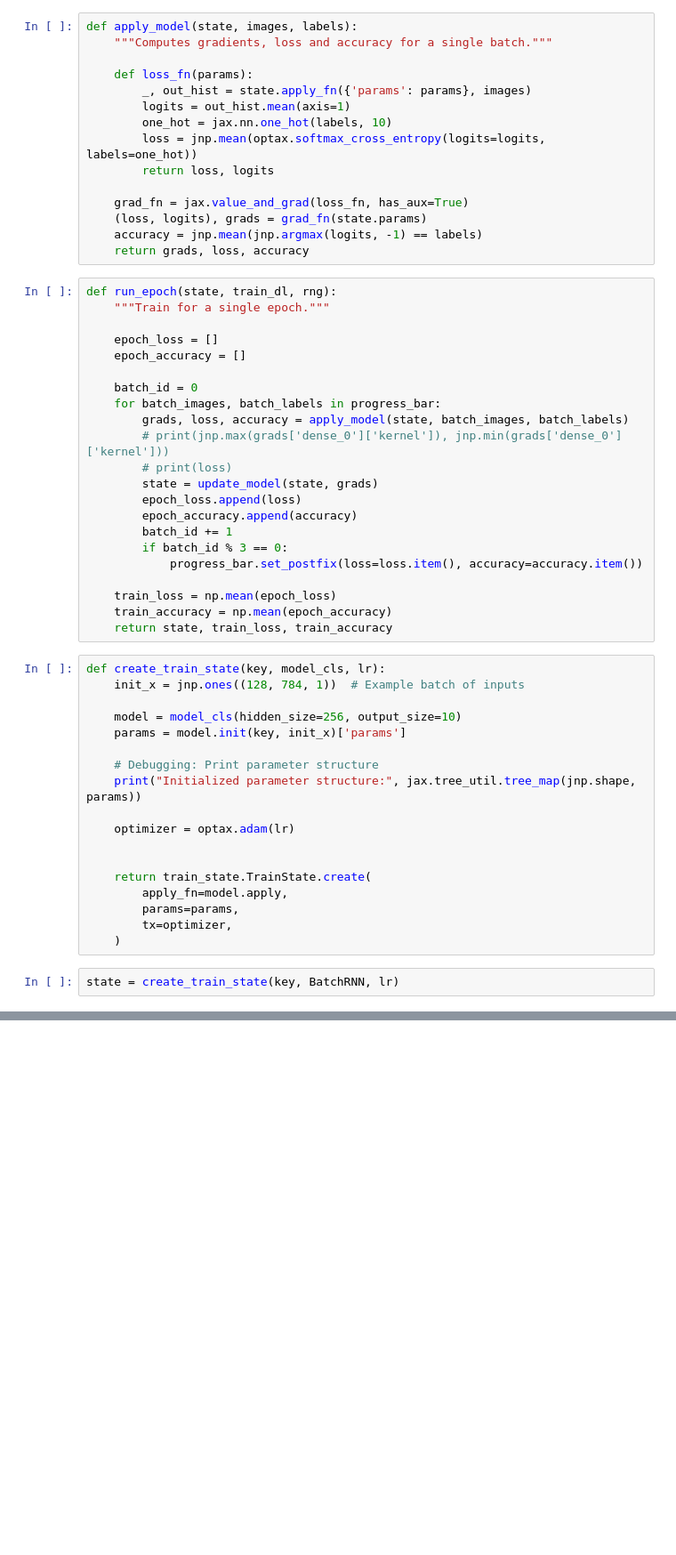
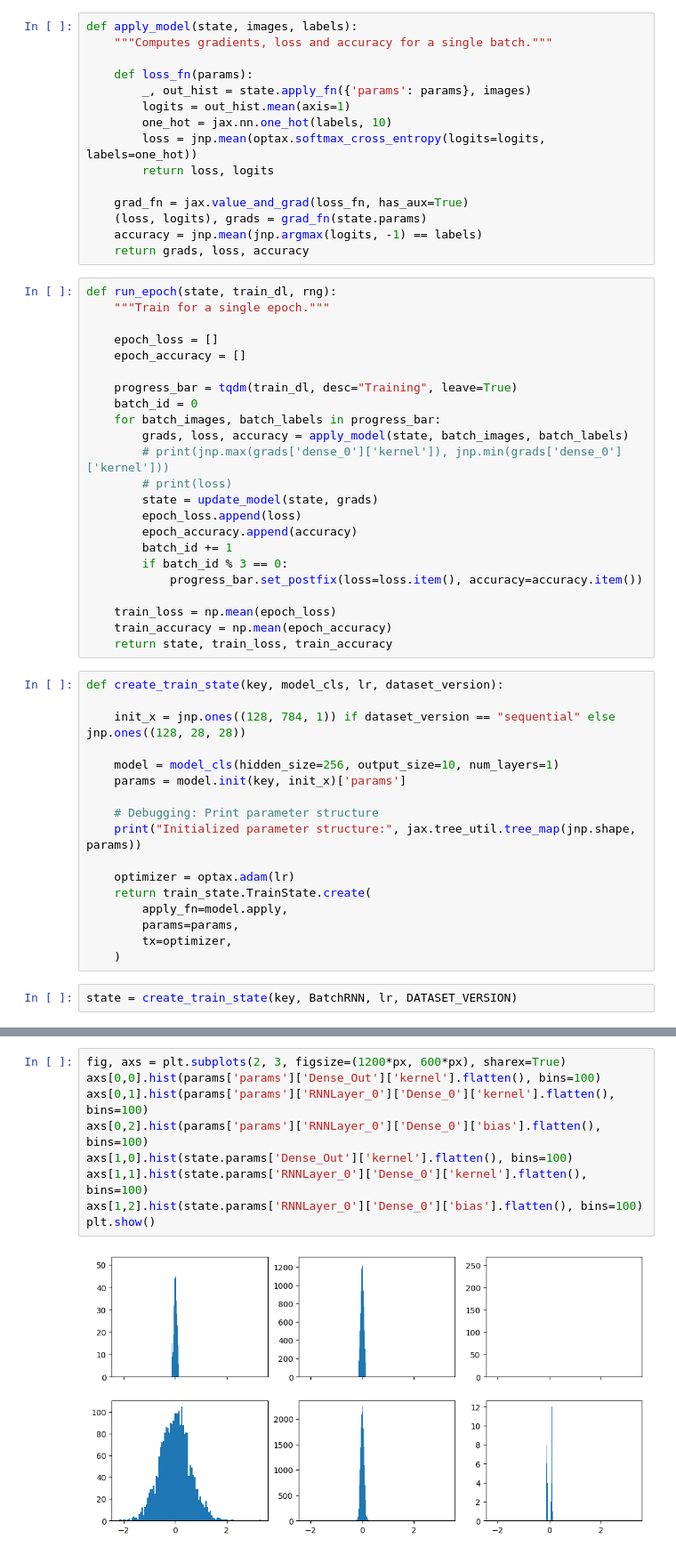
Before and after one commit to TristanTorchet/LearningJAX, a Jupyter notebook: Flax/flax1d_SRN.ipynb, the cells around one changed output, grey strips where cells are left out. Shown at 89% size. Saved outputs shown, nothing was run; the diff lists cells and outputs as text; blank space fills up the shorter version.

```diff
--- a/Flax/flax1d_SRN.ipynb
+++ b/Flax/flax1d_SRN.ipynb
@@ -225,6 +169,7 @@ def run_epoch(state, train_dl, rng):
     epoch_loss = []
     epoch_accuracy = []
 
+    progress_bar = tqdm(train_dl, desc="Training", leave=True)
     batch_id = 0
     for batch_images, batch_labels in progress_bar:
         grads, loss, accuracy = apply_model(state, batch_images, batch_labels)
@@ -241,23 +186,22 @@ def run_epoch(state, train_dl, rng):
     train_accuracy = np.mean(epoch_accuracy)
     return state, train_loss, train_accuracy
 # %%
-def create_train_state(key, model_cls, lr):
-    init_x = jnp.ones((128, 784, 1))  # Example batch of inputs
+def create_train_state(key, model_cls, lr, dataset_version):
 
-    model = model_cls(hidden_size=256, output_size=10)
+    init_x = jnp.ones((128, 784, 1)) if dataset_version == "sequential" else jnp.ones((128, 28, 28))
+
+    model = model_cls(hidden_size=256, output_size=10, num_layers=1)
     params = model.init(key, init_x)['params']
 
     # Debugging: Print parameter structure
     print("Initialized parameter structure:", jax.tree_util.tree_map(jnp.shape, params))
 
     optimizer = optax.adam(lr)
-
-
     return train_state.TrainState.create(
         apply_fn=model.apply,
         params=params,
         tx=optimizer,
     )
 # %%
-state = create_train_state(key, BatchRNN, lr)
+state = create_train_state(key, BatchRNN, lr, DATASET_VERSION)
 # %% [output]
@@ -270,0 +223,11 @@ KeyboardInterrupt:
+# %%
+fig, axs = plt.subplots(2, 3, figsize=(1200*px, 600*px), sharex=True)
+axs[0,0].hist(params['params']['Dense_Out']['kernel'].flatten(), bins=100)
+axs[0,1].hist(params['params']['RNNLayer_0']['Dense_0']['kernel'].flatten(), bins=100)
+axs[0,2].hist(params['params']['RNNLayer_0']['Dense_0']['bias'].flatten(), bins=100)
+axs[1,0].hist(state.params['Dense_Out']['kernel'].flatten(), bins=100)
+axs[1,1].hist(state.params['RNNLayer_0']['Dense_0']['kernel'].flatten(), bins=100)
+axs[1,2].hist(state.params['RNNLayer_0']['Dense_0']['bias'].flatten(), bins=100)
+plt.show()
+# %% [output]
+[figure, added]
```
Also changed, not shown: parts of 16 cells of this notebook, 2 other files.
